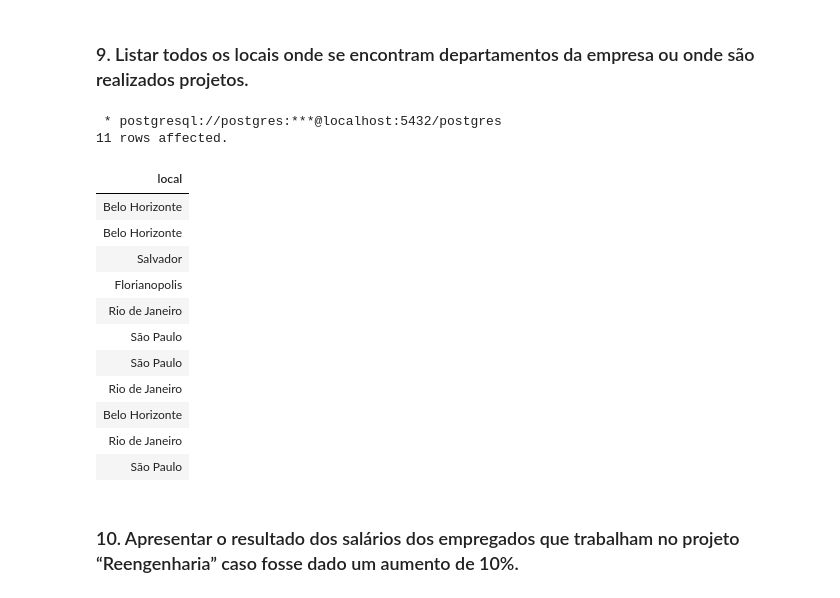
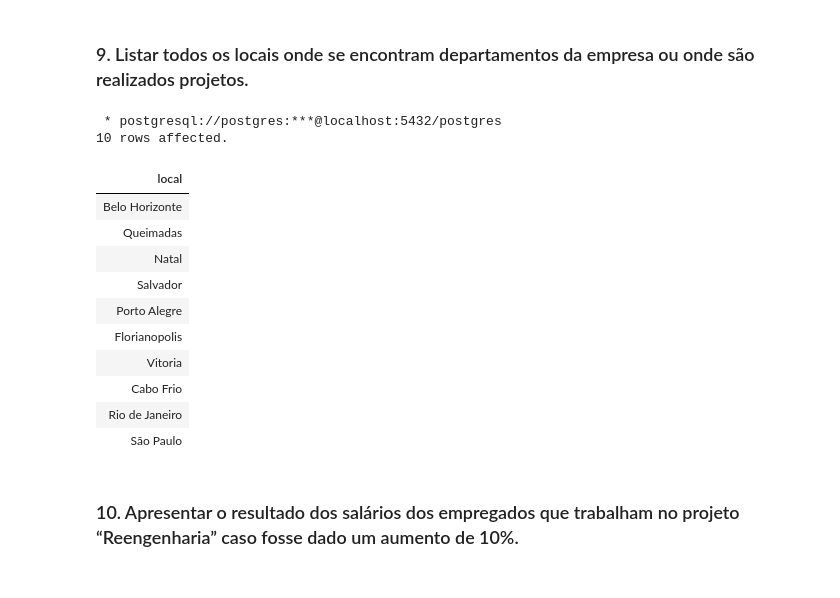
Before and after one commit to Cavalheiro93/PUCRio, a Jupyter notebook: banco-de-dados/BD_Aula3.ipynb, the cells around one changed output. Saved outputs shown, nothing was run; the diff lists cells and outputs as text; code cells hidden in the pictures.

```diff
--- a/banco-de-dados/BD_Aula3.ipynb
+++ b/banco-de-dados/BD_Aula3.ipynb
@@ -400,25 +399,22 @@ ORDER BY
 ### 9. Listar todos os locais onde se encontram departamentos da empresa ou onde são realizados projetos.
 # %%
 %%sql
--- SELECT LOCAL
--- FROM DEPLOC
-
-SELECT LOCAL
-FROM PROJETO
+(SELECT LOCAL FROM DEPLOC)
+UNION
+(SELECT LOCAL FROM PROJETO)
 # %% [output]
  * postgresql://postgres:***@localhost:5432/postgres
-11 rows affected.
+10 rows affected.
 | local |
 | Belo Horizonte |
-| Belo Horizonte |
+| Queimadas |
+| Natal |
 | Salvador |
+| Porto Alegre |
 | Florianopolis |
+| Vitoria |
+| Cabo Frio |
 | Rio de Janeiro |
 | São Paulo |
-| São Paulo |
-| Rio de Janeiro |
-| Belo Horizonte |
-| Rio de Janeiro |
-| São Paulo |
 # %% [markdown]
 ### 10. Apresentar o resultado dos salários dos empregados que trabalham no projeto “Reengenharia” caso fosse dado um aumento de 10%.
```
Also changed, not shown: parts of 6 cells of this notebook.
